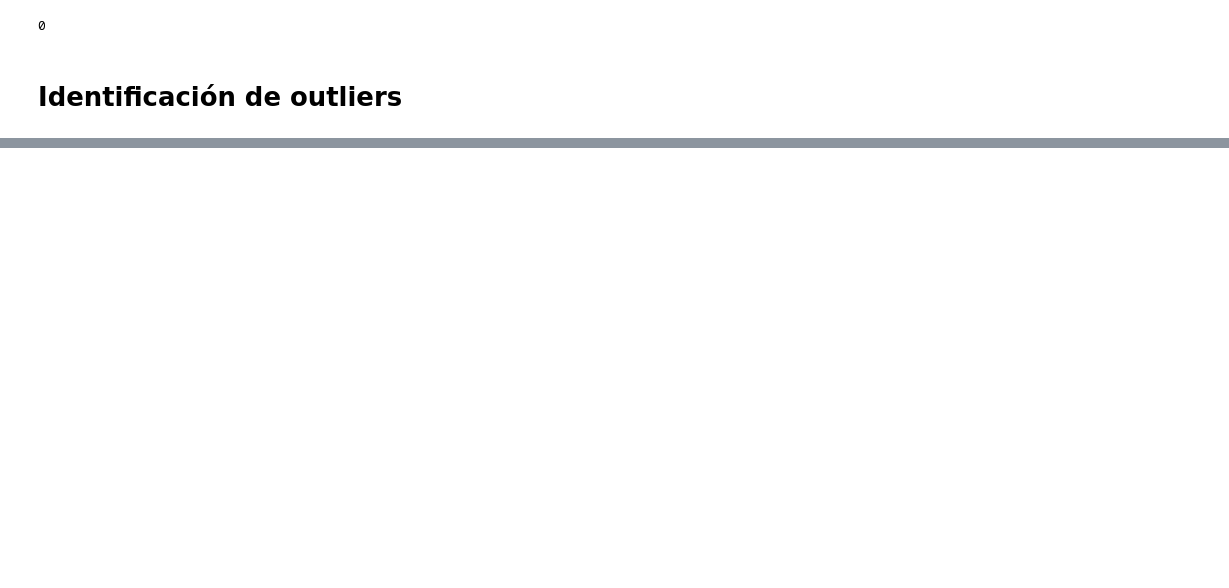
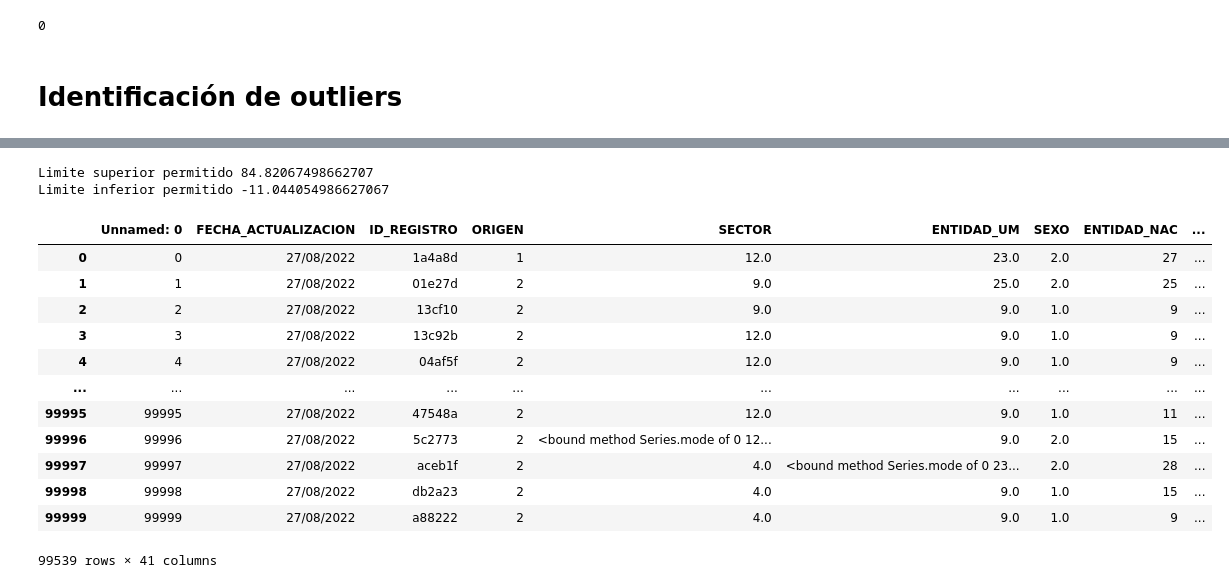
Before and after one commit to Papitasrancheras/Actividad-4, a Jupyter notebook: 9_covid.ipynb, the cells around one changed output, grey strips where cells are left out. Saved outputs shown, nothing was run; the diff lists cells and outputs as text; code cells hidden in the pictures; blank space fills up the shorter version.

```diff
--- a/9_covid.ipynb
+++ b/9_covid.ipynb
@@ -82 +126,30 @@ valores_nulos
+# %%
+#Utilizaremos el método de tratamiento de outliers aplicando desviación estandar. Encuentro los valores extremos
+y=Covid["EDAD"]
+Limite_Superior= y.mean() + 3*y.std()
+Limite_Inferior= y.mean() - 3*y.std()
+print("Limite superior permitido", Limite_Superior)
+print("Limite inferior permitido", Limite_Inferior)
+#Una vez definido el número, encontramos los outliers del dataframe
+outliers= Covid[(y>Limite_Superior)|(y<Limite_Inferior)]
+outliers
+#Se obtienen los datos sin outliers del data frame Covid
+Covid_clean= Covid[(y<=Limite_Superior)&(y>=Limite_Inferior)]
+Covid_clean
+# %% [output]
+Limite superior permitido 84.82067498662707
+Limite inferior permitido -11.044054986627067
+|  | Unnamed: 0 | FECHA_ACTUALIZACION | ID_REGISTRO | ORIGEN | SECTOR | ENTIDAD_UM | SEXO | ENTIDAD_NAC | ... |
+| 0 | 0 | 27/08/2022 | 1a4a8d | 1 | 12.0 | 23.0 | 2.0 | 27 | ... |
+| 1 | 1 | 27/08/2022 | 01e27d | 2 | 9.0 | 25.0 | 2.0 | 25 | ... |
+| 2 | 2 | 27/08/2022 | 13cf10 | 2 | 9.0 | 9.0 | 1.0 | 9 | ... |
+| 3 | 3 | 27/08/2022 | 13c92b | 2 | 12.0 | 9.0 | 1.0 | 9 | ... |
+| 4 | 4 | 27/08/2022 | 04af5f | 2 | 12.0 | 9.0 | 1.0 | 9 | ... |
+| ... | ... | ... | ... | ... | ... | ... | ... | ... | ... |
+| 99995 | 99995 | 27/08/2022 | 47548a | 2 | 12.0 | 9.0 | 1.0 | 11 | ... |
+| 99996 | 99996 | 27/08/2022 | 5c2773 | 2 | <bound method Series.mode of 0 12... | 9.0 | 2.0 | 15 | ... |
+| 99997 | 99997 | 27/08/2022 | aceb1f | 2 | 4.0 | <bound method Series.mode of 0 23... | 2.0 | 28 | ... |
+| 99998 | 99998 | 27/08/2022 | db2a23 | 2 | 4.0 | 9.0 | 1.0 | 15 | ... |
+| 99999 | 99999 | 27/08/2022 | a88222 | 2 | 4.0 | 9.0 | 1.0 | 9 | ... |
+99539 rows × 41 columns
 # %%
```
Also changed, not shown: parts of 6 cells of this notebook, 2 other files.
